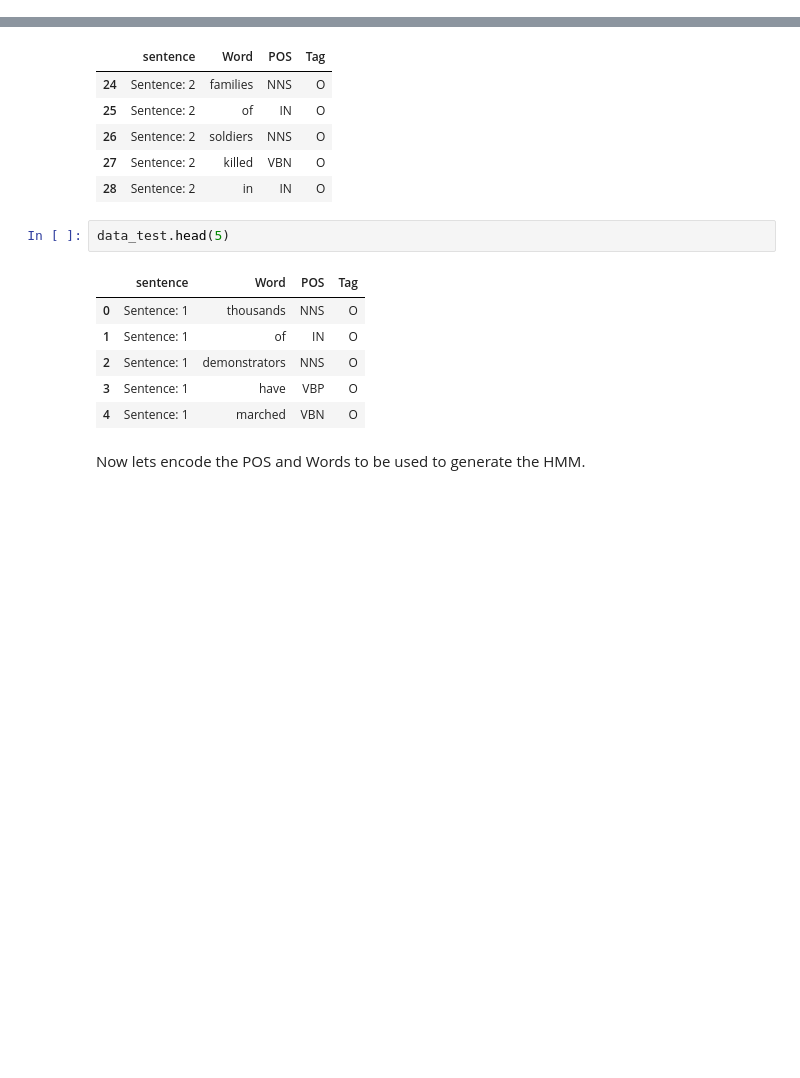
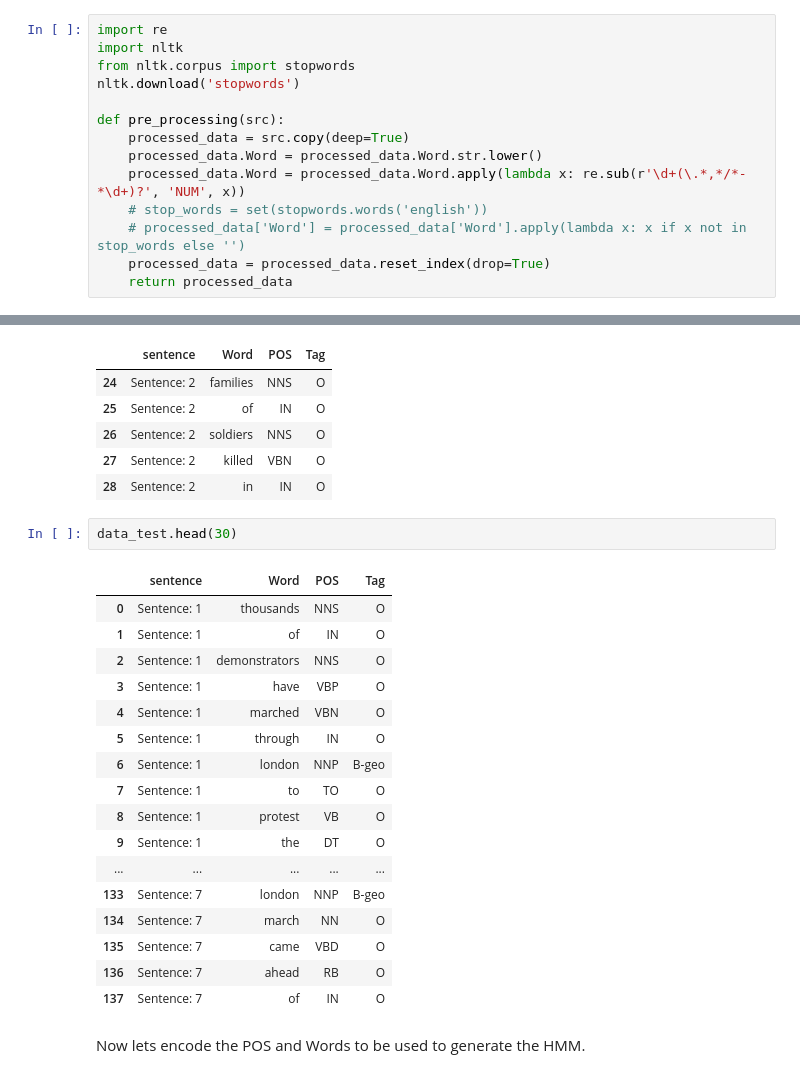
Before and after one commit to toneDrei79/MLFproject, a Jupyter notebook: MLF_project_HMM.ipynb, the cells around one changed output, grey strips where cells are left out. Saved outputs shown, nothing was run; the diff lists cells and outputs as text; blank space fills up the shorter version.

```diff
--- a/MLF_project_HMM.ipynb
+++ b/MLF_project_HMM.ipynb
@@ -124,0 +118,14 @@ def pre_processing(src):
+# %%
+import re
+import nltk
+from nltk.corpus import stopwords
+nltk.download('stopwords')
+
+def pre_processing(src):
+    processed_data = src.copy(deep=True)
+    processed_data.Word = processed_data.Word.str.lower()
+    processed_data.Word = processed_data.Word.apply(lambda x: re.sub(r'\d+(\.*,*/*-*\d+)?', 'NUM', x))
+    # stop_words = set(stopwords.words('english'))
+    # processed_data['Word'] = processed_data['Word'].apply(lambda x: x if x not in stop_words else '')
+    processed_data = processed_data.reset_index(drop=True)
+    return processed_data
@@ -165,14 +181,25 @@ data_train.head(5)
 | 27 | Sentence: 2 | killed | VBN | O |
 | 28 | Sentence: 2 | in | IN | O |
 # %%
-data_test.head(5)
+data_test.head(30)
 # %% [output]
 |  | sentence | Word | POS | Tag |
 | 0 | Sentence: 1 | thousands | NNS | O |
 | 1 | Sentence: 1 | of | IN | O |
 | 2 | Sentence: 1 | demonstrators | NNS | O |
 | 3 | Sentence: 1 | have | VBP | O |
 | 4 | Sentence: 1 | marched | VBN | O |
+| 5 | Sentence: 1 | through | IN | O |
+| 6 | Sentence: 1 | london | NNP | B-geo |
+| 7 | Sentence: 1 | to | TO | O |
+| 8 | Sentence: 1 | protest | VB | O |
+| 9 | Sentence: 1 | the | DT | O |
+| ... | ... | ... | ... | ... |
+| 133 | Sentence: 7 | london | NNP | B-geo |
+| 134 | Sentence: 7 | march | NN | O |
+| 135 | Sentence: 7 | came | VBD | O |
+| 136 | Sentence: 7 | ahead | RB | O |
+| 137 | Sentence: 7 | of | IN | O |
 # %% [markdown]
 Now lets encode the POS and Words to be used to generate the HMM.
 # %%
```
Also changed, not shown: parts of 22 cells of this notebook.
